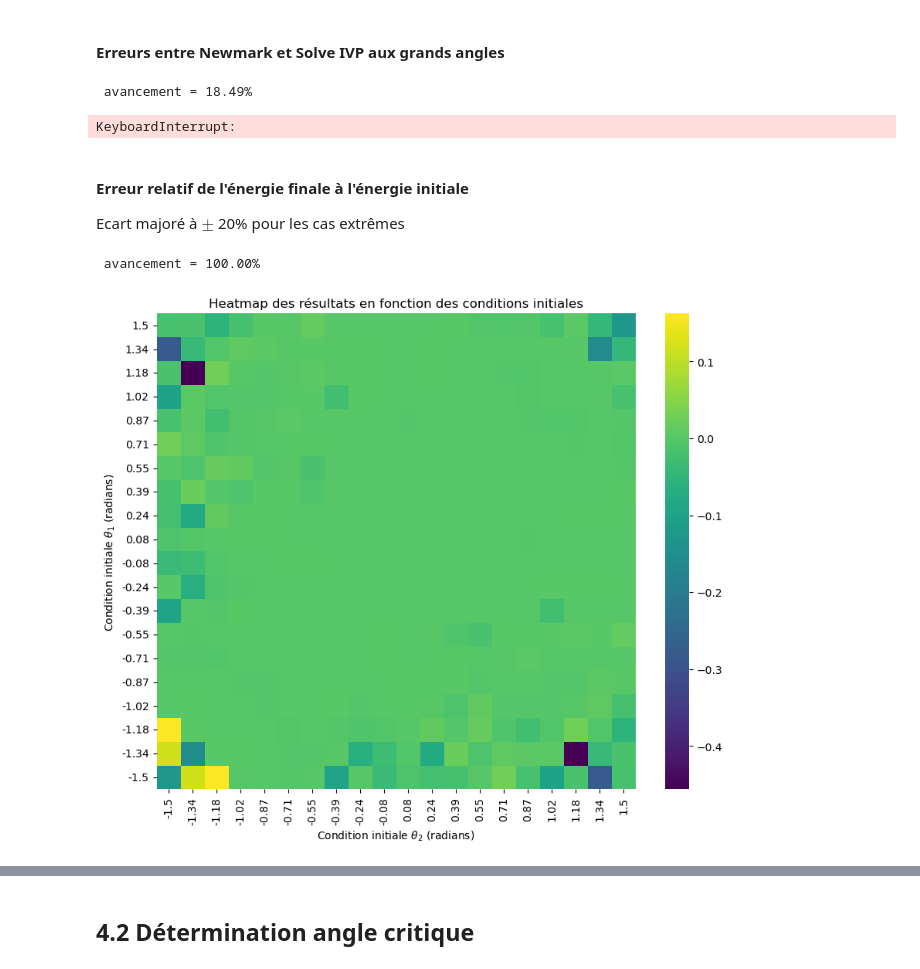
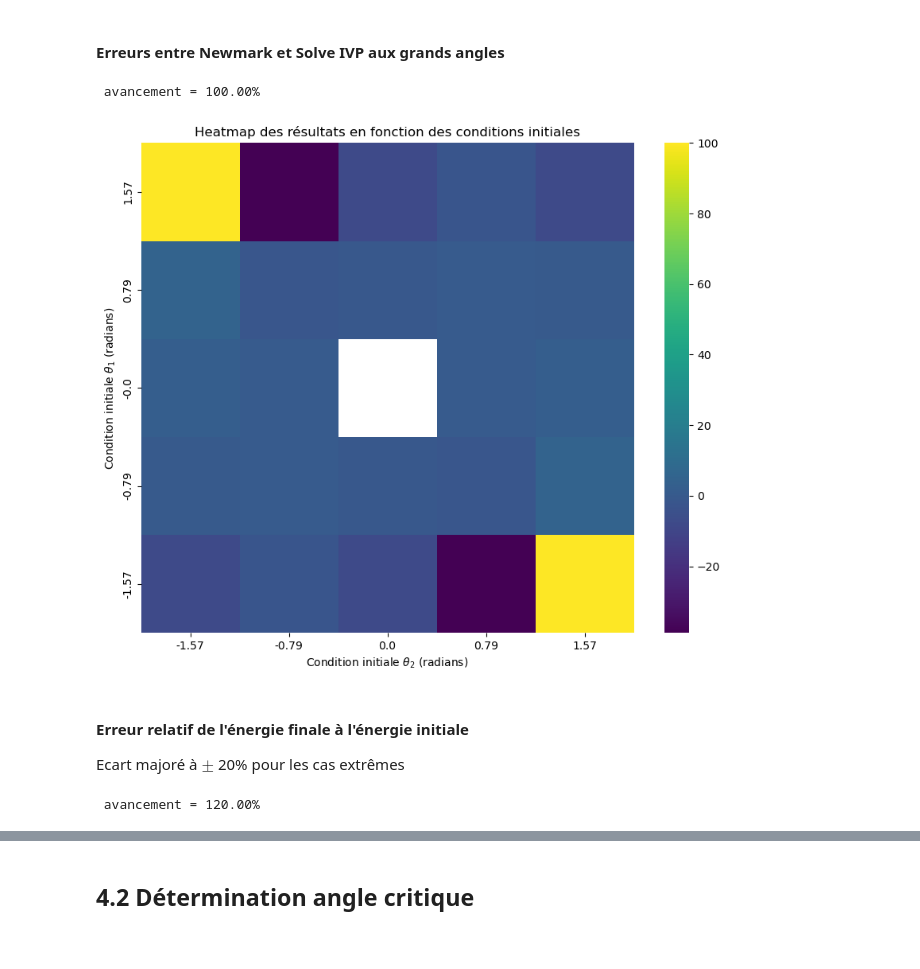
Before and after one commit to artlexiis/pendule-double, a Jupyter notebook: Jupyter Notebook/Pendule_Double.ipynb, the cells around one changed output, grey strips where cells are left out. Saved outputs shown, nothing was run; the diff lists cells and outputs as text; code cells hidden in the pictures.

```diff
--- a/Jupyter Notebook/Pendule_Double.ipynb
+++ b/Jupyter Notebook/Pendule_Double.ipynb
@@ -813,7 +819,7 @@ def heatmap_symétrie(theta1_vals, theta2_vals,dt,tf,erreur,definition):
 #### Erreurs entre Newmark et Solve IVP aux grands angles
 # %%
 #definition de la heatma
-definition = 30
+definition = 5
 
 # Définir une plage de valeurs pour les conditions initiales
 theta1_vals = np.linspace(-np.pi/2,  np.pi/2, definition)
@@ -823,41 +829,41 @@ dt = 0.005 #pas temporel
 erreur = "ga"
 
 #résolution
-results = heatmap_symétrie(theta1_vals,theta2_vals,dt,tf,erreur,definition)
+results_ecart_ga = heatmap_symétrie(theta1_vals,theta2_vals,dt,tf,erreur,definition)
 
-plt.figure(figsize=(10, 8))
-sns.heatmap(results, xticklabels=np.round(theta2_vals, 2), yticklabels=-np.round(theta1_vals, 2), cmap='viridis')
-plt.xlabel('Condition initiale $\\theta_2$ (radians)')
-plt.ylabel('Condition initiale $\\theta_1$ (radians)')
-plt.title('Heatmap des résultats en fonction des conditions initiales')
-plt.show()
+fichier = "data/heatmap_erreur_ga_newmark_ivp.csv"
+np.savetxt(fichier, results_ecart_ga, delimiter=",", fmt='%.2f')
 # %% [output]
- avancement = 18.49%
+ avancement = 100.00%
-KeyboardInterrupt:
+# %%
+fichier = "data/heatmap_erreur_ga_newmark_ivp.csv"
+heatmap = loaded_array = np.loadtxt(fichier, delimiter=",")
+plt.figure(figsize=(10, 8))
+sns.heatmap(heatmap, xticklabels=np.round(theta2_vals, 2), yticklabels=-np.round(theta1_vals, 2), cmap='viridis')
+plt.xlabel('Condition initiale $\\theta_2$ (radians)')
+plt.ylabel('Condition initiale $\\theta_1$ (radians)')
+plt.title('Heatmap des résultats en fonction des conditions initiales')
+plt.show()
+# %% [output]
+[figure, added]
 # %% [markdown]
 #### Erreur relatif de l'énergie finale à l'énergie initiale
 
 Ecart majoré à $\pm$ 20% pour les cas extrêmes
 # %%
 #definition de la heatma
-definition = 20
+definition = 5
 
 # Définir une plage de valeurs pour les conditions initiales
 theta1_vals = np.linspace(-np.pi/2.1,  np.pi/2.1, definition) #on elimine les valeurs critiques de +- pi/2
 theta2_vals = np.linspace(-np.pi/2.1,  np.pi/2.1, definition)
-tf = 30 #temps final = s
+tf = 15 #temps final = s
 dt = 0.01 #pas temporel
 erreur = 'energie'
 
 #résolution
-results = heatmap_symétrie(theta1_vals,theta2_vals,dt,tf,erreur,definition)
-
-plt.figure(figsize=(10, 8))
-sns.heatmap(results, xticklabels=np.round(theta2_vals, 2), yticklabels=-np.round(theta1_vals, 2), cmap='viridis')
-plt.xlabel('Condition initiale $\\theta_2$ (radians)')
-plt.ylabel('Condition initiale $\\theta_1$ (radians)')
-plt.title('Heatmap des résultats en fonction des conditions initiales')
-plt.show()
+results_energie = heatmap_symétrie(theta1_vals,theta2_vals,dt,tf,erreur,definition)
+fichier = "data/heatmap_energie_ga.csv"
+np.savetxt(fichier,results_energie, delimiter=",", fmt='%.2f')
 # %% [output]
- avancement = 100.00%
+ avancement = 120.00%
-[figure, removed]
```
Also changed, not shown: parts of 30 cells of this notebook, 8 other files.
